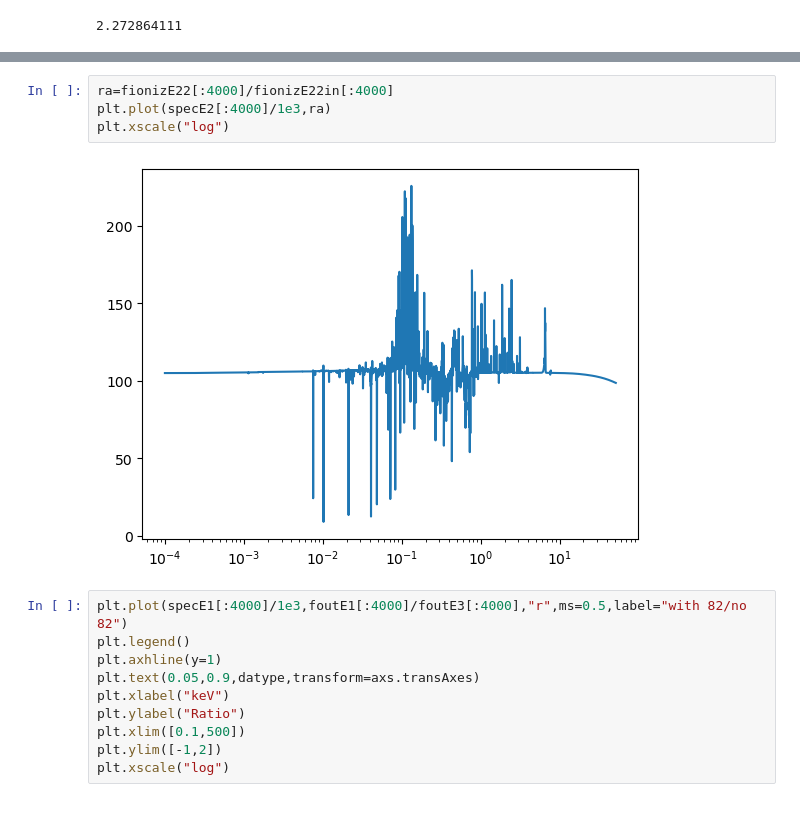
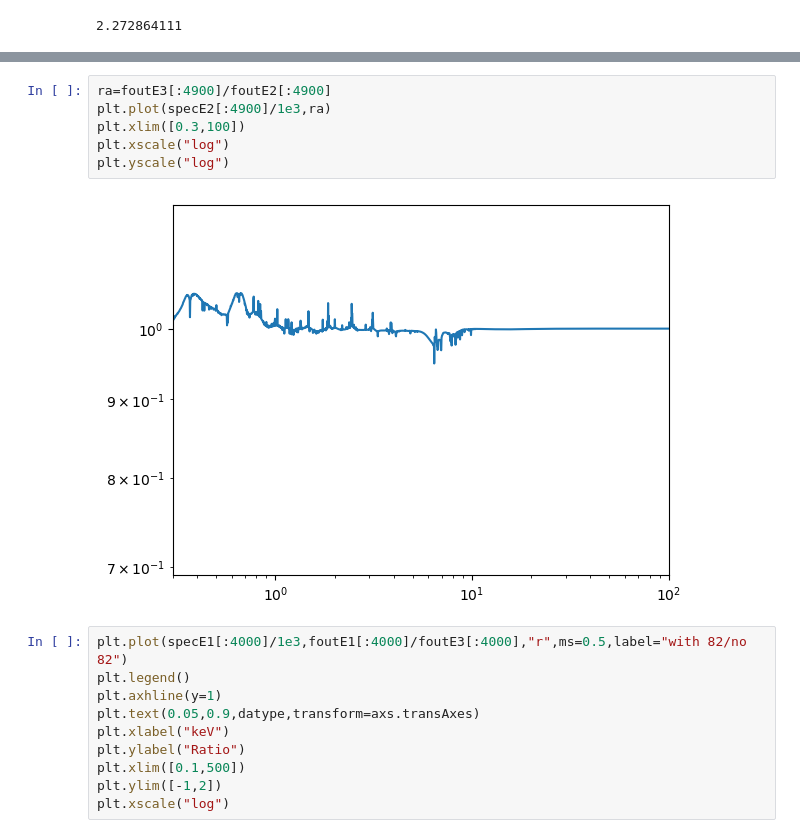
Before and after one commit to yuanzeding/XILLVER_HDtestset, a Jupyter notebook: mytest.ipynb, the cells around one changed output, grey strips where cells are left out. Drawn from its saved outputs; the diff is of its cells as text.

```diff
--- a/mytest.ipynb
+++ b/mytest.ipynb
@@ -940,9 +1064,11 @@ Text(0.05, 0.9, 'n20_logxi_3')
 # %%
-ra=fionizE22[:4000]/fionizE22in[:4000]
-plt.plot(specE2[:4000]/1e3,ra)
+ra=foutE3[:4900]/foutE2[:4900]
+plt.plot(specE2[:4900]/1e3,ra)
+plt.xlim([0.3,100])
 plt.xscale("log")
+plt.yscale("log")
 # %% [output]
-[figure, old version]
+[figure, new version]
 # %%
 plt.plot(specE1[:4000]/1e3,foutE1[:4000]/foutE3[:4000],"r",ms=0.5,label="with 82/no 82")
 plt.legend()
```
Also changed, not shown: parts of 22 cells of this notebook, 7 other files.
